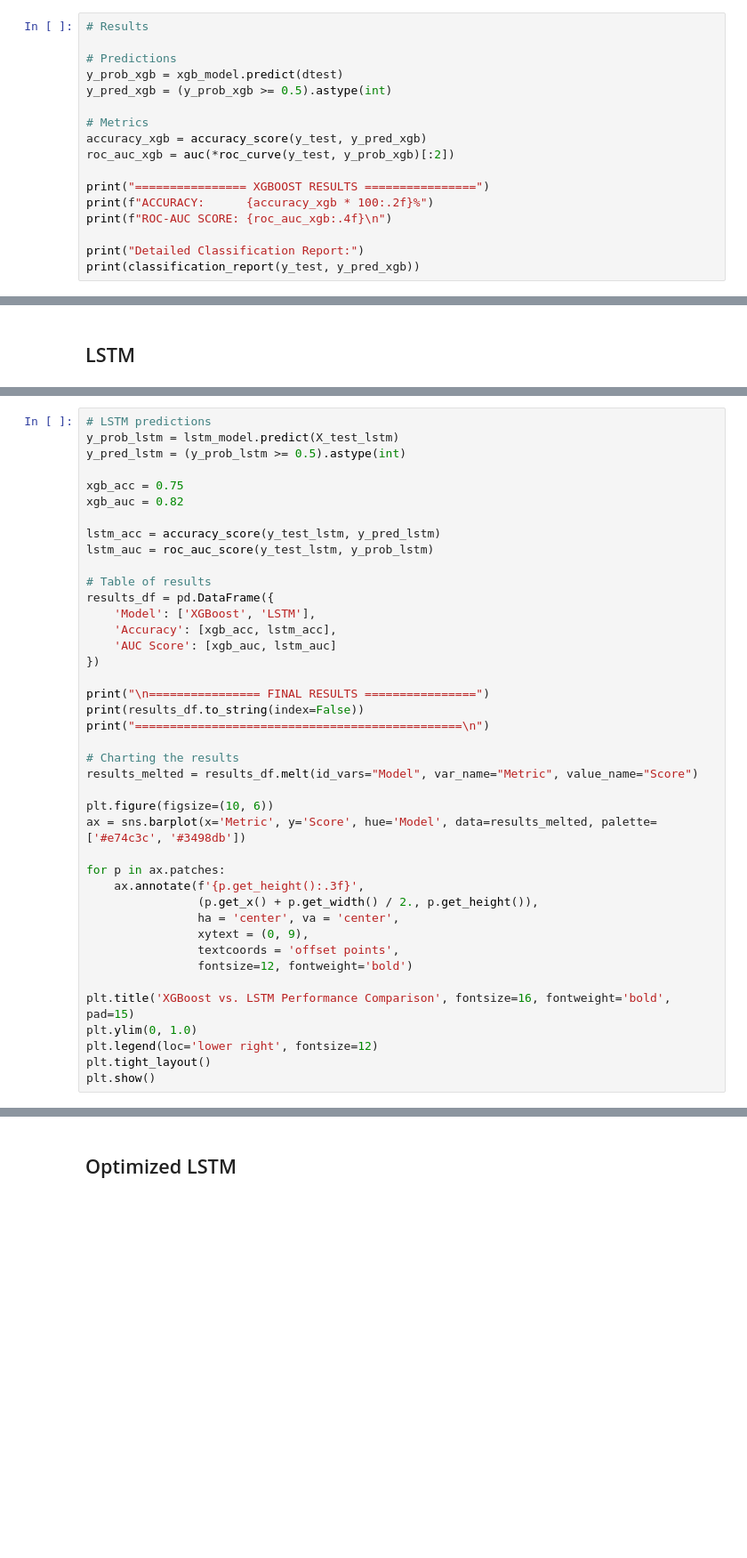
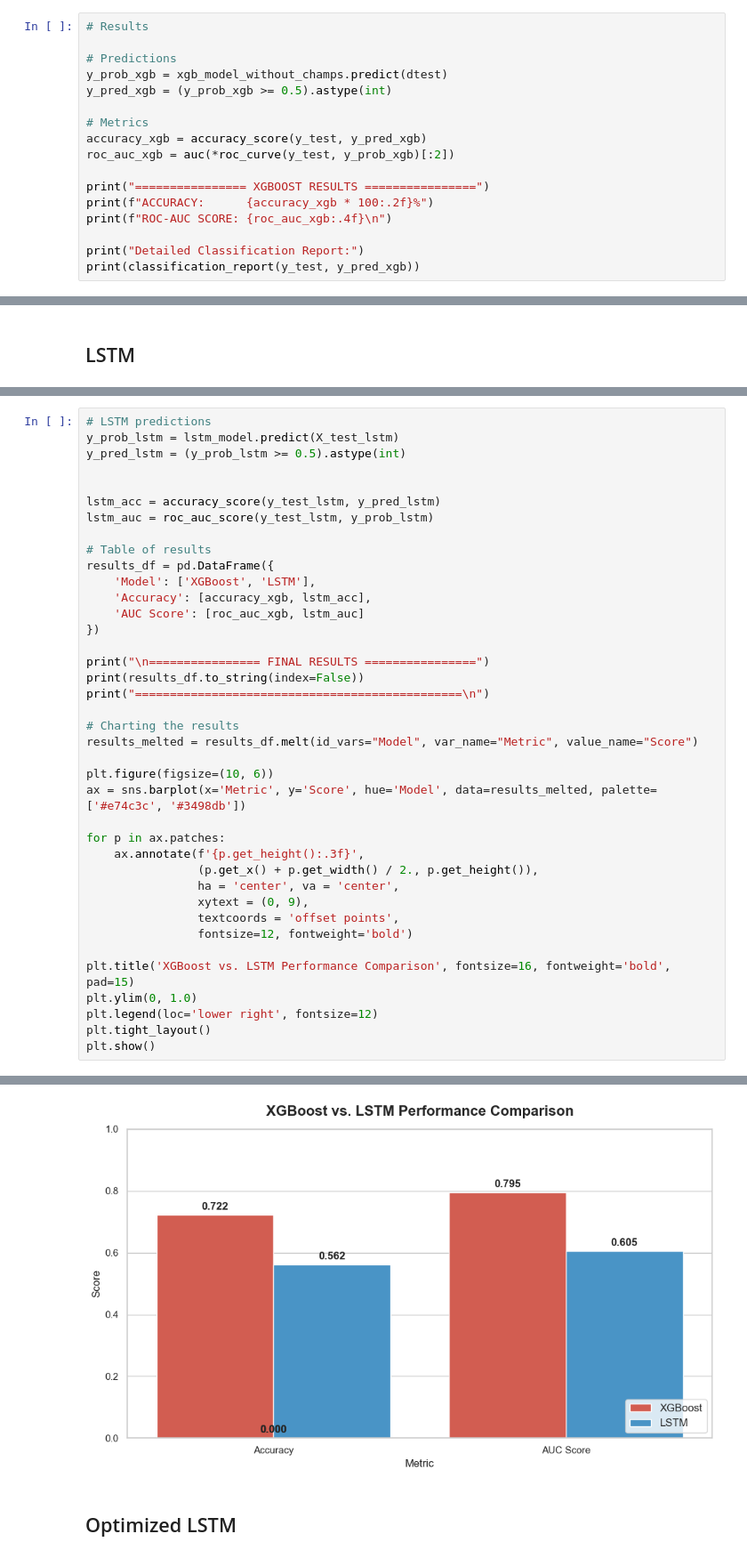
Before and after one commit to BalazsBognar/League-of-Legends-Esport-Analytics-2026, a Jupyter notebook: Win probability.ipynb, the cells around one changed output, grey strips where cells are left out. Shown at 89% size. Drawn from its saved outputs; the diff is of its cells as text; blank space fills up the shorter version.

```diff
--- a/Win probability.ipynb
+++ b/Win probability.ipynb
@@ -164,7 +225,7 @@ xgb_model = xgb.train(
 # Results
 
 # Predictions
-y_prob_xgb = xgb_model.predict(dtest)
+y_prob_xgb = xgb_model_without_champs.predict(dtest)
 y_pred_xgb = (y_prob_xgb >= 0.5).astype(int)
 
 # Metrics
@@ -681,8 +916,6 @@ plt.show()
 y_prob_lstm = lstm_model.predict(X_test_lstm)
 y_pred_lstm = (y_prob_lstm >= 0.5).astype(int)
 
-xgb_acc = 0.75
-xgb_auc = 0.82
 
 lstm_acc = accuracy_score(y_test_lstm, y_pred_lstm)
 lstm_auc = roc_auc_score(y_test_lstm, y_prob_lstm)
@@ -690,8 +923,8 @@ lstm_auc = roc_auc_score(y_test_lstm, y_prob_lstm)
 # Table of results
 results_df = pd.DataFrame({
     'Model': ['XGBoost', 'LSTM'],
-    'Accuracy': [xgb_acc, lstm_acc],
-    'AUC Score': [xgb_auc, lstm_auc]
+    'Accuracy': [accuracy_xgb, lstm_acc],
+    'AUC Score': [roc_auc_xgb, lstm_auc]
 })
 
 print("\n================ FINAL RESULTS ================")
@@ -717,3 +950,4 @@ plt.ylim(0, 1.0)
 plt.legend(loc='lower right', fontsize=12)
 plt.tight_layout()
 plt.show()
+# %% [output]
@@ -720,3 +961,4 @@ plt.show()
+[figure, added]
 # %% [markdown]
 ## Optimized LSTM
 # %%
```
Also changed, not shown: parts of 35 cells of this notebook, 20 other files.
